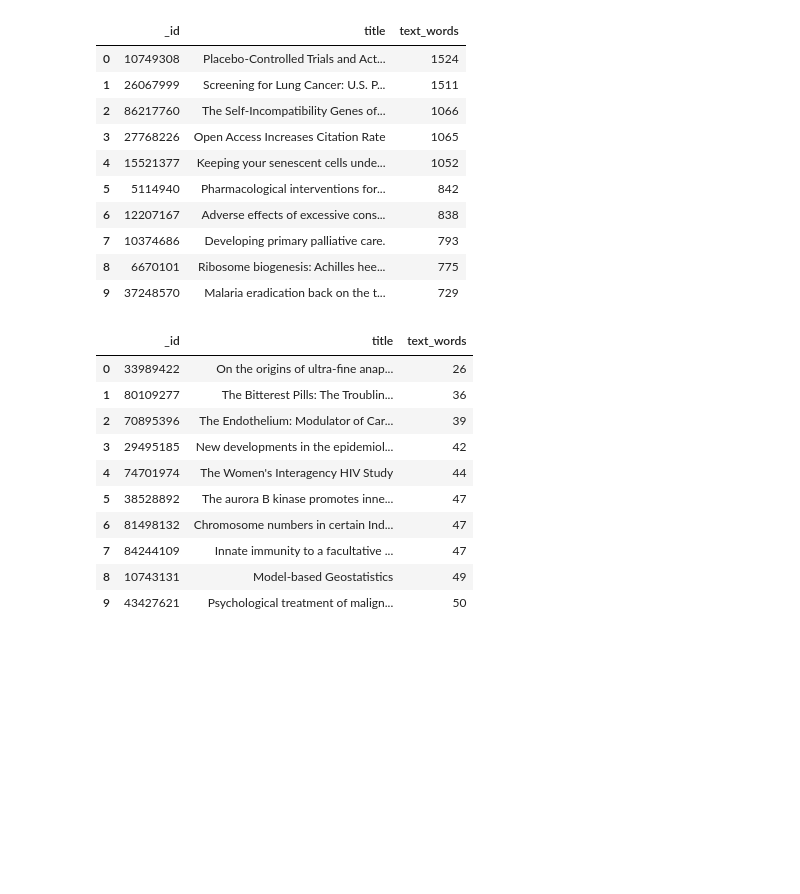
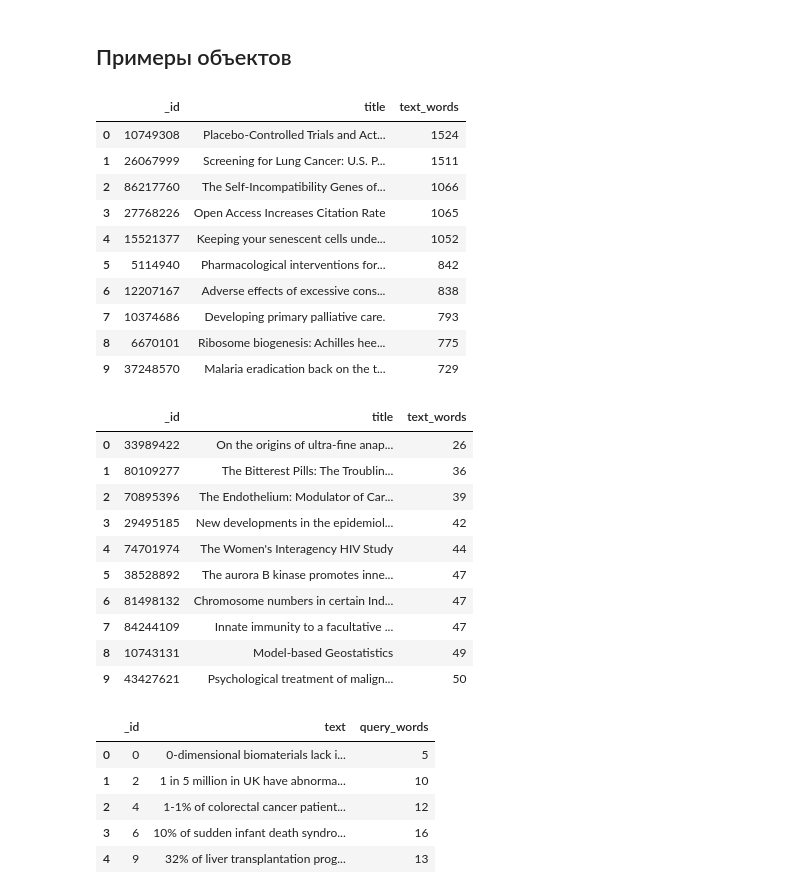
Before and after one commit to Xiandec/SciGuide, a Jupyter notebook: notebooks/scifact_dataset_eda.ipynb, the cells around one changed output. Cells and saved outputs as stored; diff of their text form; code cells hidden in the pictures; blank space fills up the shorter version.

```diff
--- a/notebooks/scifact_dataset_eda.ipynb
+++ b/notebooks/scifact_dataset_eda.ipynb
@@ -165,29 +432,40 @@ plt.show()
+# %% [markdown]
+## Примеры объектов
 # %%
 longest_docs = corpus.nlargest(10, "text_words")[["_id", "title", "text_words"]].reset_index(drop=True)
 shortest_docs = corpus.nsmallest(10, "text_words")[["_id", "title", "text_words"]].reset_index(drop=True)
 
+sample_queries = queries.head(5)[["_id", "text", "query_words"]]
+
 display(longest_docs)
 display(shortest_docs)
+display(sample_queries)
 # %% [output]
 |  | _id | title | text_words |
 | 0 | 10749308 | Placebo-Controlled Trials and Act... | 1524 |
 | 1 | 26067999 | Screening for Lung Cancer: U.S. P... | 1511 |
 | 2 | 86217760 | The Self-Incompatibility Genes of... | 1066 |
 | 3 | 27768226 | Open Access Increases Citation Rate | 1065 |
 | 4 | 15521377 | Keeping your senescent cells unde... | 1052 |
 | 5 | 5114940 | Pharmacological interventions for... | 842 |
 | 6 | 12207167 | Adverse effects of excessive cons... | 838 |
 | 7 | 10374686 | Developing primary palliative care. | 793 |
 | 8 | 6670101 | Ribosome biogenesis: Achilles hee... | 775 |
 | 9 | 37248570 | Malaria eradication back on the t... | 729 |
 |  | _id | title | text_words |
 | 0 | 33989422 | On the origins of ultra-fine anap... | 26 |
 | 1 | 80109277 | The Bitterest Pills: The Troublin... | 36 |
 | 2 | 70895396 | The Endothelium: Modulator of Car... | 39 |
 | 3 | 29495185 | New developments in the epidemiol... | 42 |
 | 4 | 74701974 | The Women's Interagency HIV Study | 44 |
 | 5 | 38528892 | The aurora B kinase promotes inne... | 47 |
 | 6 | 81498132 | Chromosome numbers in certain Ind... | 47 |
 | 7 | 84244109 | Innate immunity to a facultative ... | 47 |
 | 8 | 10743131 | Model-based Geostatistics | 49 |
 | 9 | 43427621 | Psychological treatment of malign... | 50 |
+|  | _id | text | query_words |
+| 0 | 0 | 0-dimensional biomaterials lack i... | 5 |
+| 1 | 2 | 1 in 5 million in UK have abnorma... | 10 |
+| 2 | 4 | 1-1% of colorectal cancer patient... | 12 |
+| 3 | 6 | 10% of sudden infant death syndro... | 16 |
+| 4 | 9 | 32% of liver transplantation prog... | 13 |
```
Also changed, not shown: parts of 16 cells of this notebook, 1 other file.
